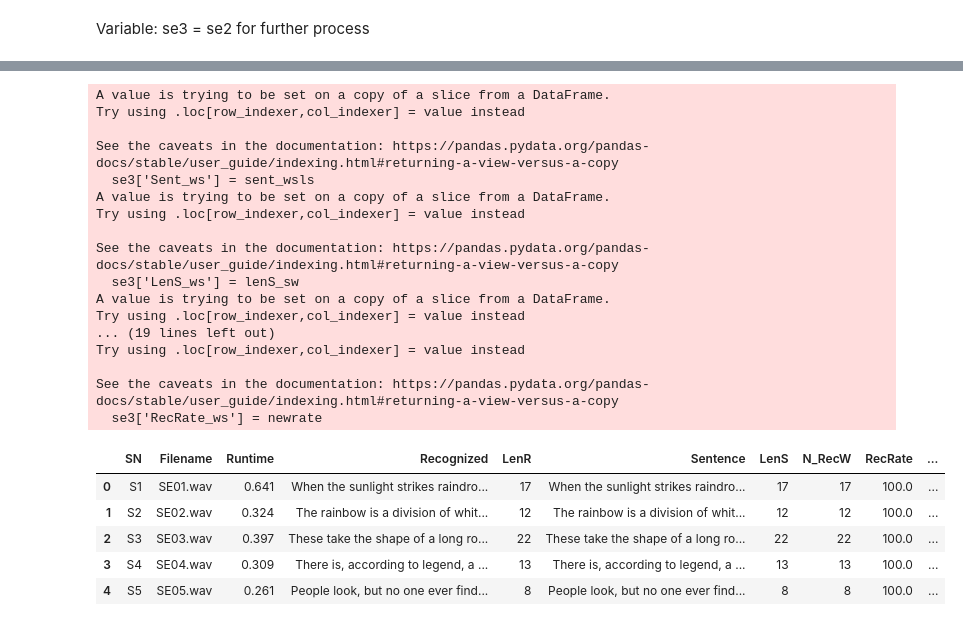
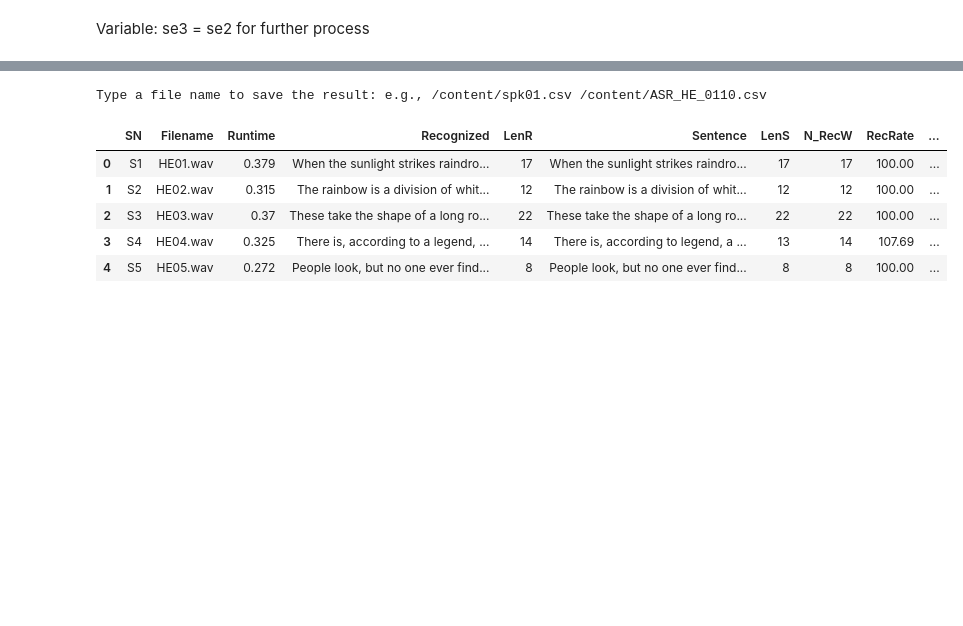
Before and after one commit to MK316/workspace, a Jupyter notebook: ASR01/ASR05_ProcessAll.ipynb, the cells around one changed output, grey strips where cells are left out. Saved outputs shown, nothing was run; the diff lists cells and outputs as text; code cells hidden in the pictures; blank space fills up the shorter version.

```diff
--- a/ASR01/ASR05_ProcessAll.ipynb
+++ b/ASR01/ASR05_ProcessAll.ipynb
@@ -208,0 +310,3 @@ Saving result as a dataframe
+# %%
+# Important: the current dataframe to the new variable "se"
+se = df2
@@ -208,0 +407,5 @@ Saving result as a dataframe
+# %%
+df2 = df2[['SN', 'Filename', 'Runtime', 'Recognized','LenR','Sentence','LenS','N_RecW','RecRate','Recognized_words','MissRec_words']]
+cols = list(df2.columns.values)
+df2.to_csv('/content/spk01_R_base_0110.csv', index=False)
+df2.head()
@@ -437,13 +480,13 @@ dfs.head()
 # %% [markdown]
 Variable: sw (stopword list)
 # %%
-# Checking
+#@markdown Checking (single file processing)
 from nltk.tokenize import word_tokenize
 from nltk.tokenize import RegexpTokenizer
 
 tokenizer = RegexpTokenizer(r'\w+')
 
-example_sent = se2['Sentence'][0]
+example_sent = df2['Sentence'][0]
 word_tokens = tokenizer.tokenize(example_sent)
 stop_words = set(stopwords.words('english'))
 
@@ -469,7 +512,7 @@ Number of words after stopwords: 9
 # %% [markdown]
 Variable: se3 = se2 for further process
 # %%
-se3 = se2
+se3 = df2
 se3.head()
 # %% [output]
 |  | SN | Filename | Runtime | Recognized | LenR | Sentence | LenS | N_RecW | RecRate | ... |
@@ -481,4 +524,8 @@ se3.head()
 # %%
+#@markdown ============================
+#@markdown ## 📌 Multiple file processing: getting Recognition Rate without stopwords (RecRate_ws)
+#@markdown ============================
+
 from pandas.io.formats.style_render import DataFrame
 # Bulk process
 
@@ -513,13 +560,13 @@ for i in range(0,sn):
   rfiltered_sentence = []
 
   for w in word_tokens:
-    if w not in stop_words:
+    if w.lower() not in stop_words:
        filtered_sentence.append(w)
   fs = ' '.join(filtered_sentence)
   sent_wsls.append(fs)
 
   for w in rword_tokens:
-    if w not in stop_words:
+    if w.lower() not in stop_words:
        rfiltered_sentence.append(w)
   rfs = ' '.join(rfiltered_sentence)
   rec_wsls.append(rfs)
@@ -533,53 +580,38 @@ for i in range(0,sn):
         sc = 1
         correctwords.append(filtered_sentence[k])
       else:
         sc = 0
       score = score + sc
   nwrt = round((score/n1)*100,2)
   newrate.append(nwrt)
   rr_ws.append(score)
   cwl = ', '.join(correctwords)
   corecwords.append(cwl)
   lenS_sw.append(n1)
   lenR_sw.append(n2)
 
 #2 removing stopwords in the recognized words
 
 
 # Fixed due to Copy warning
 se3['Sent_ws'] = sent_wsls
 se3['LenS_ws'] = lenS_sw
 se3['Rec_ws'] = rec_wsls
 se3['LenR_ws'] = lenR_sw
 se3['Correctwords_ws'] = corecwords
 se3['Recwords_ws'] = rr_ws
 se3['RecRate_ws'] = newrate
 
 # 3. writing the result in the DataFrame
-se3.to_csv('SETR_SW_result.csv')
+filename = input('Type a file name to save the result: e.g., /content/spk01.csv ')
+se3.to_csv(filename,index=False)
 
 se3.head()
 # %% [output]
-A value is trying to be set on a copy of a slice from a DataFrame.
-Try using .loc[row_indexer,col_indexer] = value instead
-
-See the caveats in the documentation: https://pandas.pydata.org/pandas-docs/stable/user_guide/indexing.html#returning-a-view-versus-a-copy
-  se3['Sent_ws'] = sent_wsls
-A value is trying to be set on a copy of a slice from a DataFrame.
-Try using .loc[row_indexer,col_indexer] = value instead
-
-See the caveats in the documentation: https://pandas.pydata.org/pandas-docs/stable/user_guide/indexing.html#returning-a-view-versus-a-copy
-  se3['LenS_ws'] = lenS_sw
-A value is trying to be set on a copy of a slice from a DataFrame.
-Try using .loc[row_indexer,col_indexer] = value instead
-... (19 lines left out)
-Try using .loc[row_indexer,col_indexer] = value instead
-
-See the caveats in the documentation: https://pandas.pydata.org/pandas-docs/stable/user_guide/indexing.html#returning-a-view-versus-a-copy
-  se3['RecRate_ws'] = newrate
+Type a file name to save the result: e.g., /content/spk01.csv /content/ASR_HE_0110.csv
 |  | SN | Filename | Runtime | Recognized | LenR | Sentence | LenS | N_RecW | RecRate | ... |
-| 0 | S1 | SE01.wav | 0.641 | When the sunlight strikes raindro... | 17 | When the sunlight strikes raindro... | 17 | 17 | 100.0 | ... |
-| 1 | S2 | SE02.wav | 0.324 | The rainbow is a division of whit... | 12 | The rainbow is a division of whit... | 12 | 12 | 100.0 | ... |
-| 2 | S3 | SE03.wav | 0.397 | These take the shape of a long ro... | 22 | These take the shape of a long ro... | 22 | 22 | 100.0 | ... |
-| 3 | S4 | SE04.wav | 0.309 | There is, according to legend, a ... | 13 | There is, according to legend, a ... | 13 | 13 | 100.0 | ... |
-| 4 | S5 | SE05.wav | 0.261 | People look, but no one ever find... | 8 | People look, but no one ever find... | 8 | 8 | 100.0 | ... |
+| 0 | S1 | HE01.wav | 0.379 | When the sunlight strikes raindro... | 17 | When the sunlight strikes raindro... | 17 | 17 | 100.00 | ... |
+| 1 | S2 | HE02.wav | 0.315 | The rainbow is a division of whit... | 12 | The rainbow is a division of whit... | 12 | 12 | 100.00 | ... |
+| 2 | S3 | HE03.wav | 0.37 | These take the shape of a long ro... | 22 | These take the shape of a long ro... | 22 | 22 | 100.00 | ... |
+| 3 | S4 | HE04.wav | 0.325 | There is, according to a legend, ... | 14 | There is, according to legend, a ... | 13 | 14 | 107.69 | ... |
+| 4 | S5 | HE05.wav | 0.272 | People look, but no one ever find... | 8 | People look, but no one ever find... | 8 | 8 | 100.00 | ... |
```
Also changed, not shown: parts of 34 cells of this notebook.
